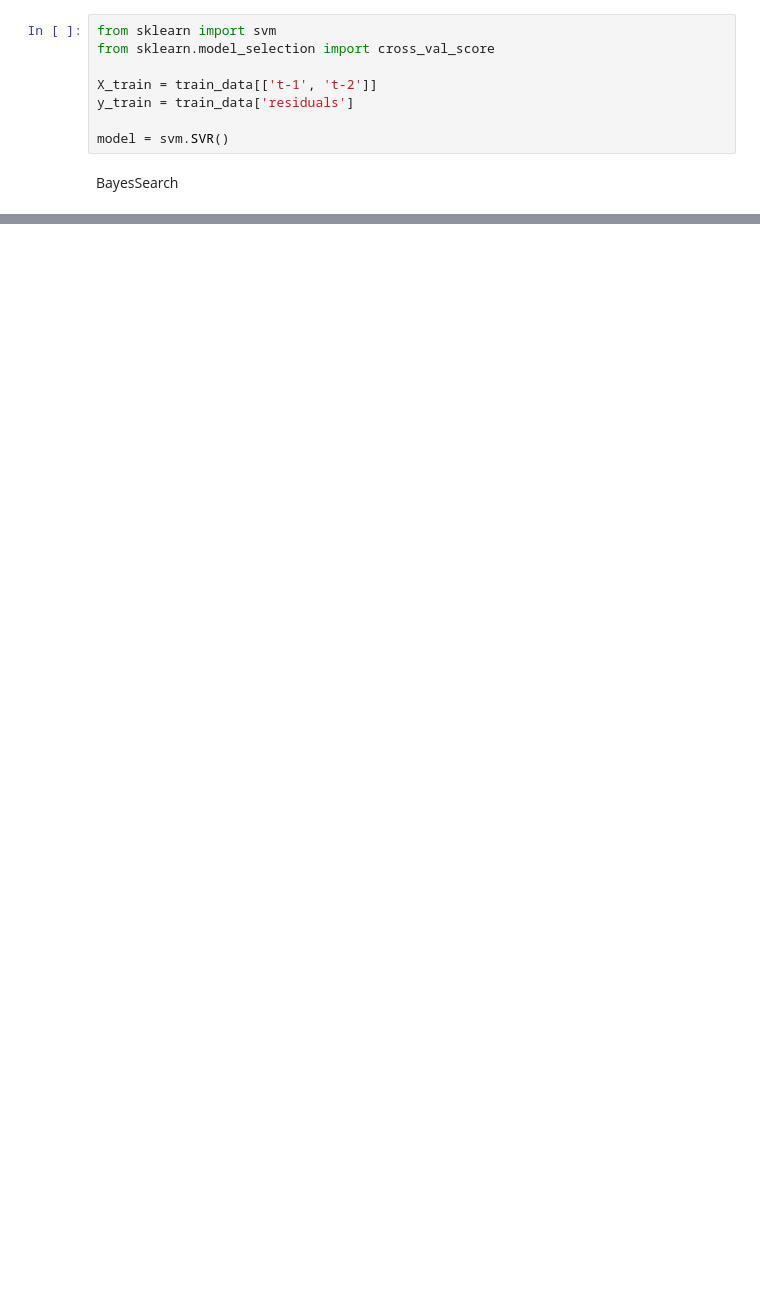
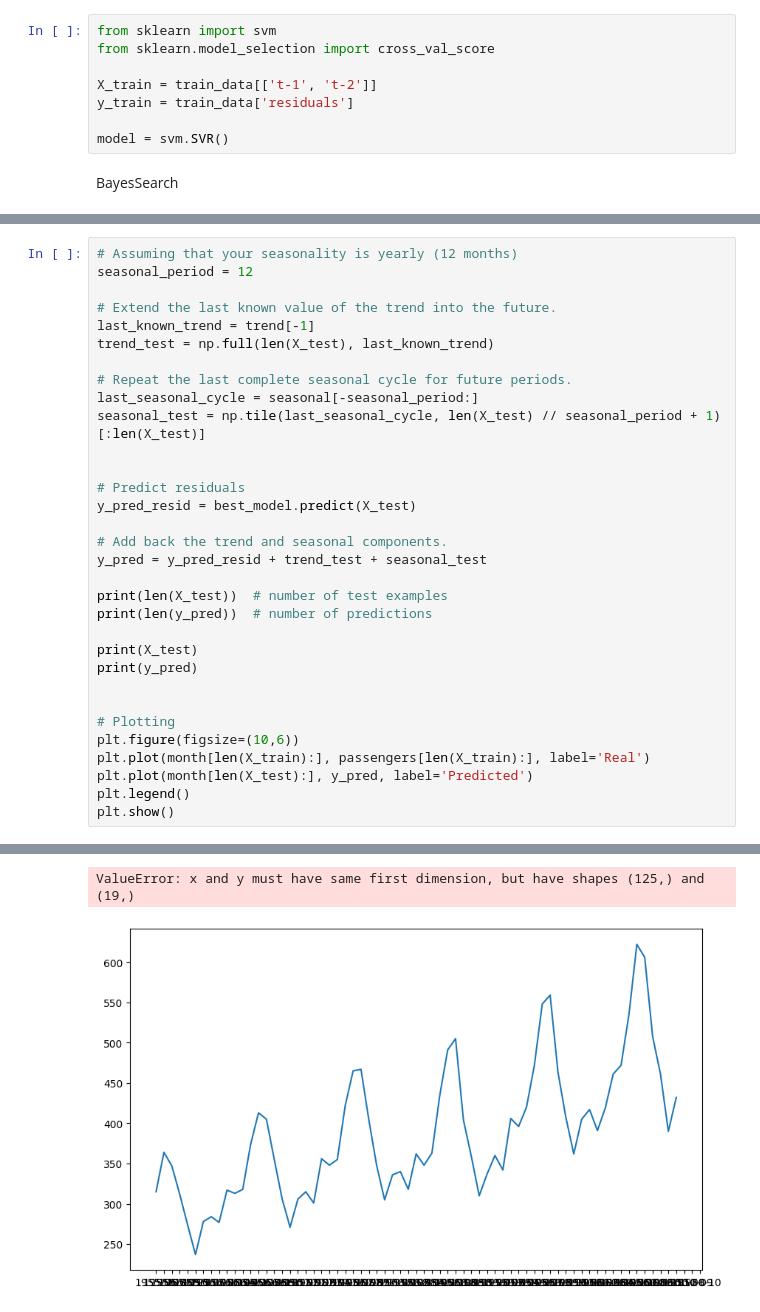
Before and after one commit to keremerciyes/Price-Prediction-With-Machine-Learning, a Jupyter notebook: SupportVectorRegressionLast.ipynb, the cells around one changed output, grey strips where cells are left out. Saved outputs shown, nothing was run; the diff lists cells and outputs as text; blank space fills up the shorter version.

```diff
--- a/SupportVectorRegressionLast.ipynb
+++ b/SupportVectorRegressionLast.ipynb
@@ -218,0 +214,33 @@ plt.show()
+# %%
+# Assuming that your seasonality is yearly (12 months)
+seasonal_period = 12
+
+# Extend the last known value of the trend into the future.
+last_known_trend = trend[-1]
+trend_test = np.full(len(X_test), last_known_trend)
+
+# Repeat the last complete seasonal cycle for future periods.
+last_seasonal_cycle = seasonal[-seasonal_period:]
+seasonal_test = np.tile(last_seasonal_cycle, len(X_test) // seasonal_period + 1)[:len(X_test)]
+
+
+# Predict residuals
+y_pred_resid = best_model.predict(X_test)
+
+# Add back the trend and seasonal components.
+y_pred = y_pred_resid + trend_test + seasonal_test
+
+print(len(X_test))  # number of test examples
+print(len(y_pred))  # number of predictions
+
+print(X_test)
+print(y_pred)
+
+
+# Plotting
+plt.figure(figsize=(10,6))
+plt.plot(month[len(X_train):], passengers[len(X_train):], label='Real')
+plt.plot(month[len(X_test):], y_pred, label='Predicted')
+plt.legend()
+plt.show()
+# %% [output]
@@ -219,3 +264,5 @@ plt.show()
+ValueError: x and y must have same first dimension, but have shapes (125,) and (19,)
+[figure, added]
 # %%
 from sklearn.metrics import mean_squared_error
 
```
Also changed, not shown: parts of 6 cells of this notebook.
